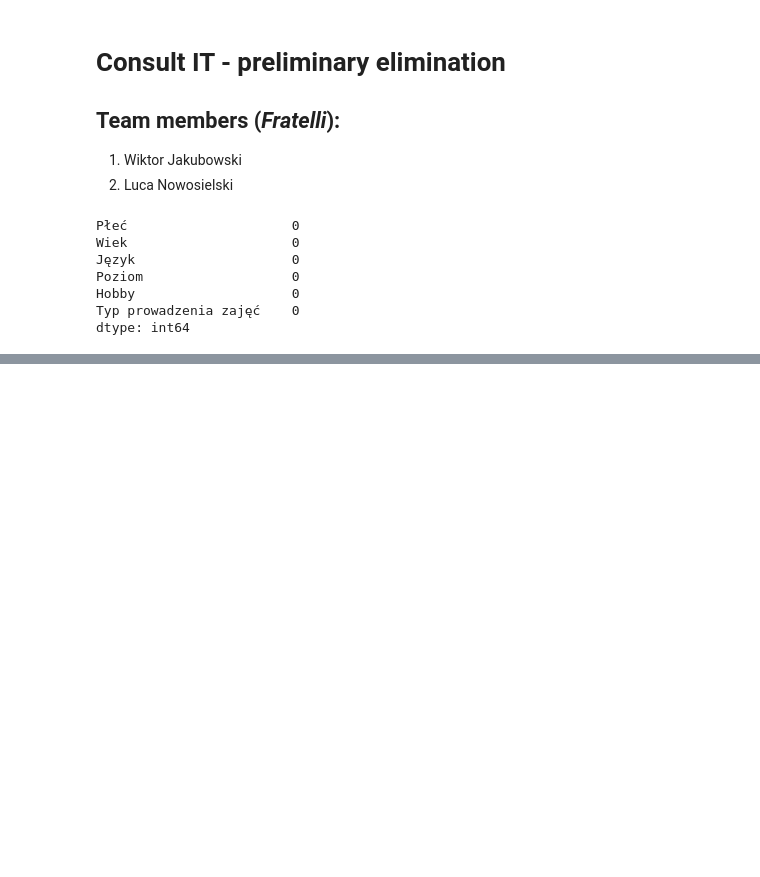
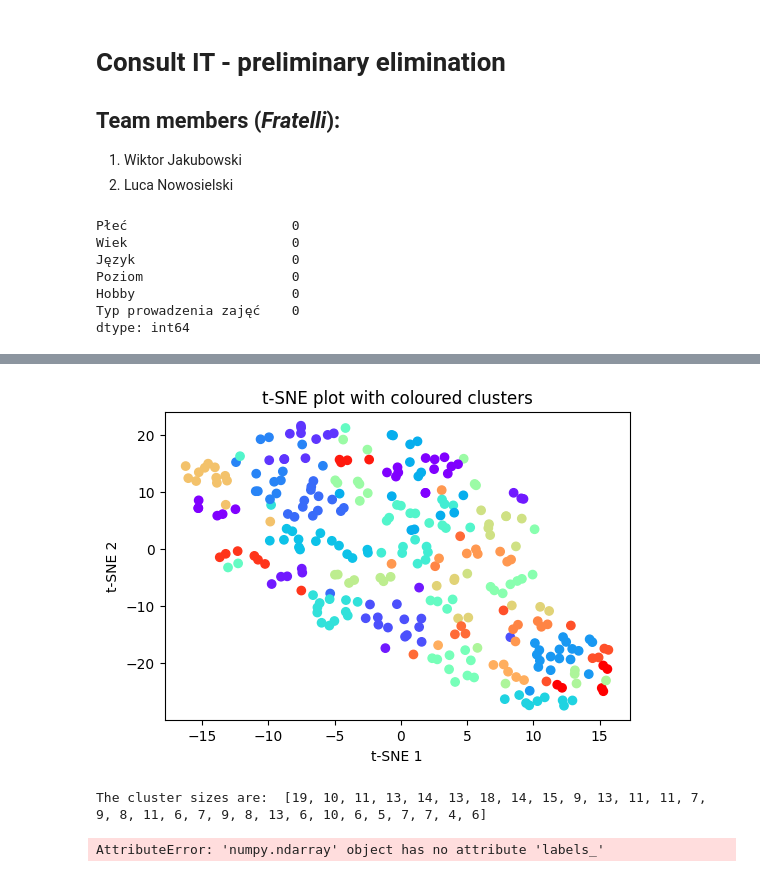
Before and after one commit to WJakubowsk/consultit_elimination, a Jupyter notebook: preprocessing.ipynb, the cells around one changed output, grey strips where cells are left out. Drawn from its saved outputs; the diff is of its cells as text; code cells hidden in the pictures; blank space fills up the shorter version.

```diff
--- a/preprocessing.ipynb
+++ b/preprocessing.ipynb
@@ -62,0 +95,30 @@ decompressed_data = data_preprocessed.toarray()
+# %%
+# define model for 30 clusters of 300 observations
+AC_model_30 = AgglomerativeClustering(n_clusters = 30, metric='euclidean', linkage='ward')
+
+# fit model
+clustered_data_30 = AC_model_30.fit_predict(decompressed_data)
+# %%
+# t-SNE visualisation with separate colour by cluster
+
+plt.figure(figsize=[6,4])
+
+plt.scatter(tsne_result[:, 0], tsne_result[:, 1], c=clustered_data_30, cmap = 'rainbow')
+plt.title('t-SNE plot with coloured clusters')
+plt.xlabel('t-SNE 1')
+plt.ylabel('t-SNE 2')
+plt.show()
+# %% [output]
+[figure, added]
+# %%
+# check the cluster sizes
+
+cluster_sizes = []
+
+for i in range(30):
+
+    cluster_sizes.append(clustered_data_30.tolist().count(i))
+
+print('The cluster sizes are: ', cluster_sizes)
+# %% [output]
+The cluster sizes are:  [19, 10, 11, 13, 14, 13, 18, 14, 15, 9, 13, 11, 11, 7, 9, 8, 11, 6, 7, 9, 8, 13, 6, 10, 6, 5, 7, 7, 4, 6]
@@ -62,0 +127,15 @@ decompressed_data = data_preprocessed.toarray()
+# %%
+fits = []
+score = []
+
+for clusters in range(30, 60):
+    # train the model for current number of clusters
+    model = AgglomerativeClustering(n_clusters = clusters, metric='euclidean', linkage='ward').fit_predict(decompressed_data)
+
+    # append the model to fits
+    fits.append(model)
+
+    # append the silhouette score to scores
+    score.append(silhouette_score(decompressed_data, model.labels_, metric='euclidean'))
+# %% [output]
+AttributeError: 'numpy.ndarray' object has no attribute 'labels_'
```
Also changed, not shown: parts of 11 cells of this notebook.
